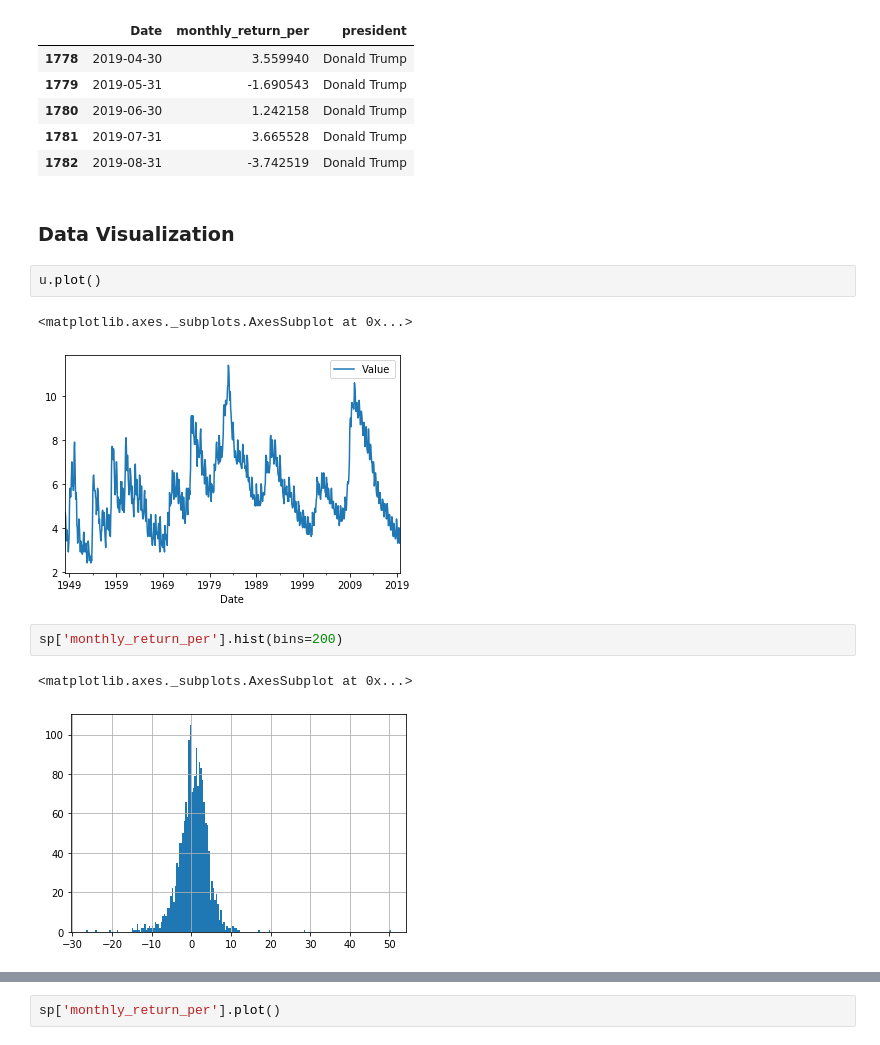
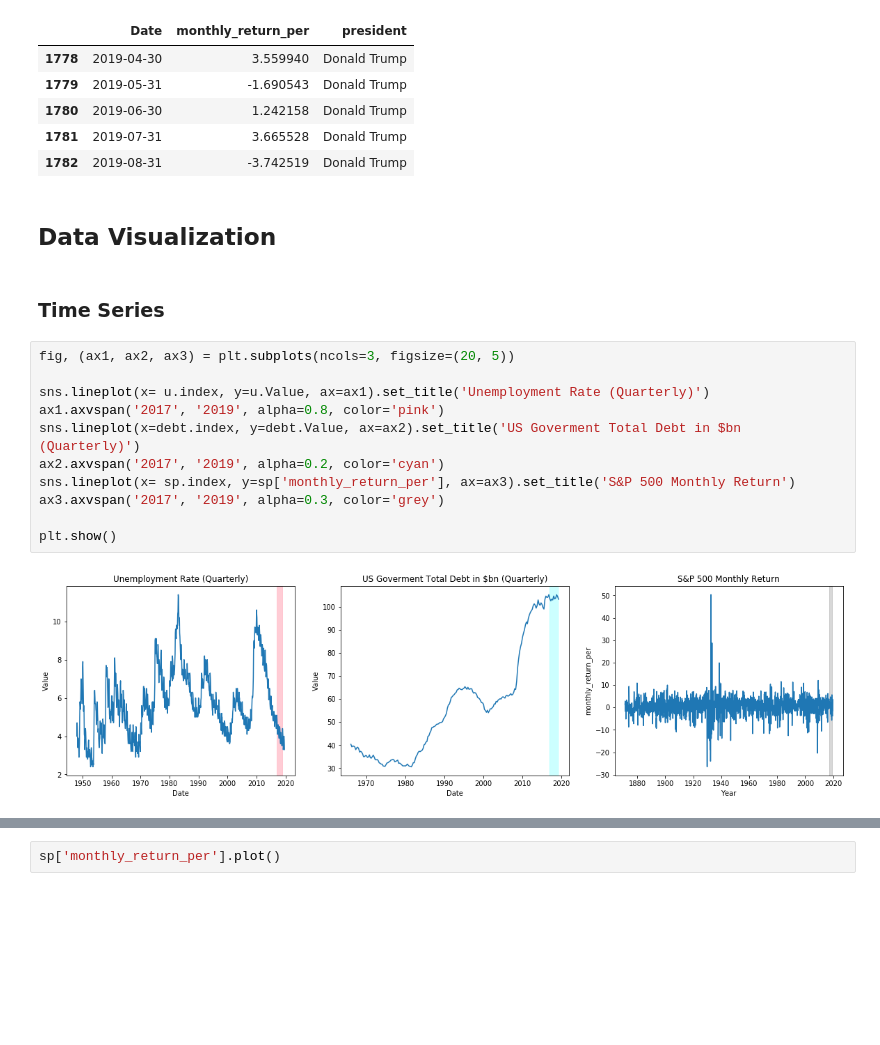
Before and after one commit to Carterbouley/mod_3_project, a Jupyter notebook: DONT_TOUCH.ipynb, the cells around one changed output, grey strips where cells are left out. Cells and saved outputs as stored; diff of their text form; blank space fills up the shorter version.

Commit message:
clean graphs

```diff
--- a/DONT_TOUCH.ipynb
+++ b/DONT_TOUCH.ipynb
@@ -127,14 +127,19 @@ new_df.tail()
 | 1781 | 2019-07-31 | 3.665528 | Donald Trump |
 | 1782 | 2019-08-31 | -3.742519 | Donald Trump |
 # %% [markdown]
-### Data Visualization
+## Data Visualization
-# %%
-u.plot()
-# %% [output]
-<matplotlib.axes._subplots.AxesSubplot at 0x...>
-[figure, removed]
-# %%
-sp['monthly_return_per'].hist(bins=200)
-# %% [output]
-<matplotlib.axes._subplots.AxesSubplot at 0x...>
-[figure, removed]
+# %% [markdown]
+### Time Series
+# %%
+fig, (ax1, ax2, ax3) = plt.subplots(ncols=3, figsize=(20, 5))
+
+sns.lineplot(x= u.index, y=u.Value, ax=ax1).set_title('Unemployment Rate (Quarterly)')
+ax1.axvspan('2017', '2019', alpha=0.8, color='pink')
+sns.lineplot(x=debt.index, y=debt.Value, ax=ax2).set_title('US Goverment Total Debt in $bn (Quarterly)')
+ax2.axvspan('2017', '2019', alpha=0.2, color='cyan')
+sns.lineplot(x= sp.index, y=sp['monthly_return_per'], ax=ax3).set_title('S&P 500 Monthly Return')
+ax3.axvspan('2017', '2019', alpha=0.3, color='grey')
+
+plt.show()
+# %% [output]
+[figure, added]
```
Also changed, not shown: parts of 6 cells of this notebook.
